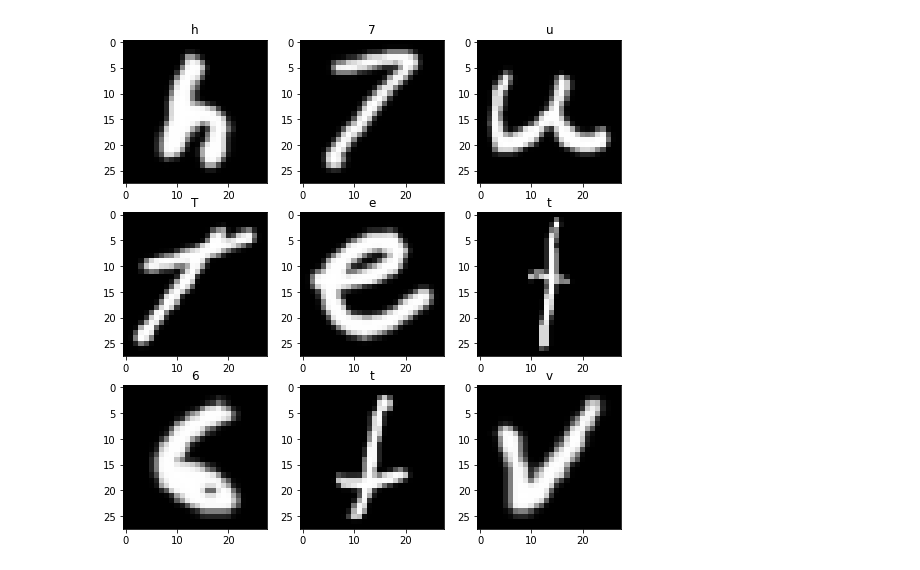
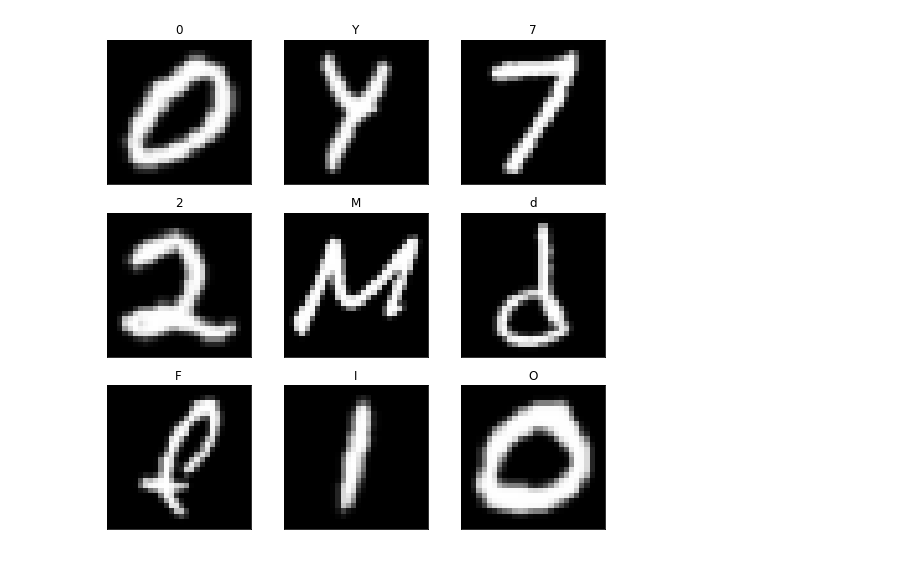
Before and after one commit to aktersnurra/text-recognizer, a Jupyter notebook: src/notebooks/01-look-at-emnist.ipynb, the cells around one changed output. Drawn from its saved outputs; the diff is of its cells as text; code cells hidden in the pictures.

```diff
--- a/src/notebooks/01-look-at-emnist.ipynb
+++ b/src/notebooks/01-look-at-emnist.ipynb
@@ -42,0 +17,2 @@ emnist_essentials["mapping"][0][-1]
+# %%
+dl = fetch_data_loader("byclass", True, True, shuffle=True, batch_size=9)
@@ -43 +21,13 @@ emnist_essentials["mapping"][0][-1]
+# %%
+def display_dl_images(dl, batch_size, classes):
+    fig = plt.figure(figsize=(9, 9))
+    batch = next(iter(dl))
+    for i in range(batch_size):
+        x, y = batch[0][i], batch[1][i]
+        ax = fig.add_subplot(3, 3, i + 1)
+        x = x.squeeze(0).numpy()
+        ax.imshow(x, cmap='gray')
+        ax.set_xticks([])
+        ax.set_yticks([])
+        ax.set_title(classes[int(y)])
 # %%
@@ -52,9 +58,14 @@ for i in range(9):
+# %%
+display_dl_images(dl, 9, classes)
+# %% [output]
+[figure, added]
 # %%
 fig = plt.figure(figsize=(9, 9))
-for i in range(9, 19):
-    x, y = dataset[i]
-    ax = fig.add_subplot(3, 3, i % 9 + 1)
-    ax.imshow(x.reshape(28, 28).T, cmap='gray')
-    ax.set_title(emnist_essentials["mapping"][int(y)][-1])
+for i, j in enumerate([5, 7, 9]):
+    x, y = dataset[j]
+    ax = fig.add_subplot(3, 3, i + 1)
+    x = x.numpy().reshape(28, 28).swapaxes(0, 1)
+    ax.imshow(x, cmap='gray')
+    ax.set_xticks([])
+    ax.set_yticks([])
+    ax.set_title(classes[int(y)])
-# %% [output]
-[figure, removed]
```
Also changed, not shown: parts of 19 cells of this notebook, 27 other files.
